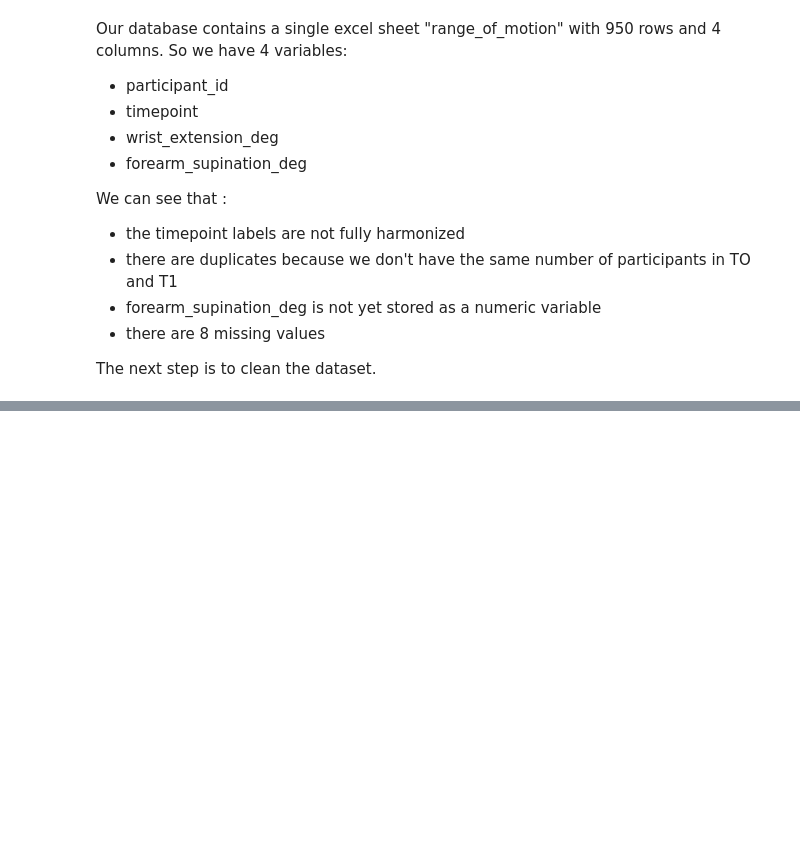
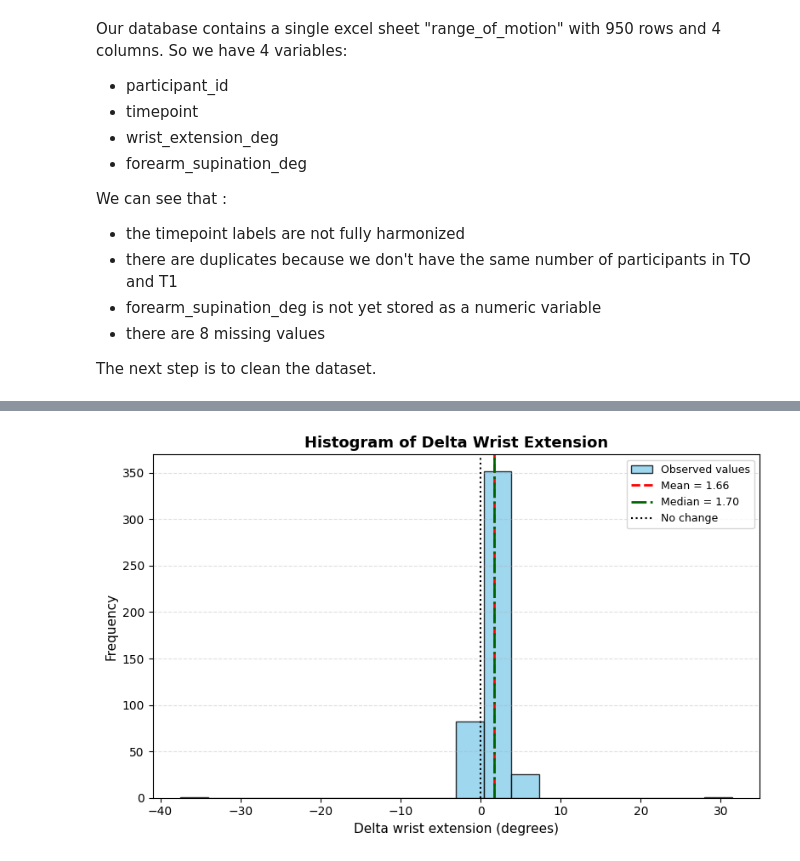
Before and after one commit to jahinnaduplaix/movement-analysis-project, a Jupyter notebook: main.ipynb, the cells around one changed output, grey strips where cells are left out. Cells and saved outputs as stored; diff of their text form; code cells hidden in the pictures; blank space fills up the shorter version.

```diff
--- a/main.ipynb
+++ b/main.ipynb
@@ -465,0 +1075,32 @@ This dataset is now ready for the computation of the primary outcome variables a
+# %%
+# Histogram for delta wrist extension
+data = analysis_df["delta_wrist_extension_deg"].dropna()
+mean_value = data.mean()
+median_value = data.median()
+
+fig, ax = plt.subplots(figsize=(8, 5))
+
+ax.hist(
+    data,
+    bins=20,
+    color="skyblue",
+    edgecolor="black",
+    alpha=0.8,
+    label="Observed values"
+)
+
+ax.axvline(mean_value, color="red", linestyle="--", linewidth=2, label=f"Mean = {mean_value:.2f}")
+ax.axvline(median_value, color="darkgreen", linestyle="-.", linewidth=2, label=f"Median = {median_value:.2f}")
+ax.axvline(0, color="black", linestyle=":", linewidth=1.5, label="No change")
+
+ax.set_title("Histogram of Delta Wrist Extension", fontsize=13, fontweight="bold")
+ax.set_xlabel("Delta wrist extension (degrees)", fontsize=11)
+ax.set_ylabel("Frequency", fontsize=11)
+ax.grid(axis="y", linestyle="--", alpha=0.4)
+ax.legend(loc="upper right", frameon=True, fontsize=9)
+
+plt.tight_layout()
+plt.savefig("results/figures_exploratory/histogram_delta_wrist_extension.png", dpi=300, bbox_inches="tight")
+plt.show()
+# %% [output]
+[figure, added]
```
Also changed, not shown: parts of 69 cells of this notebook, 8 other files.
